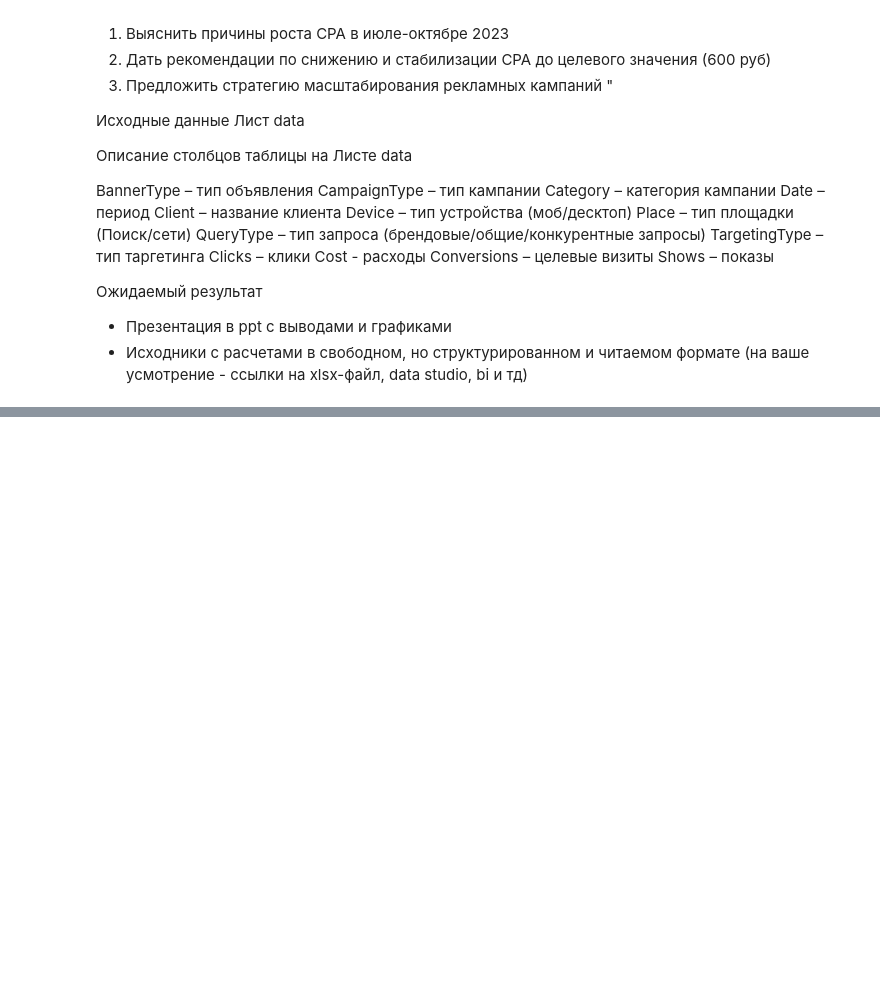
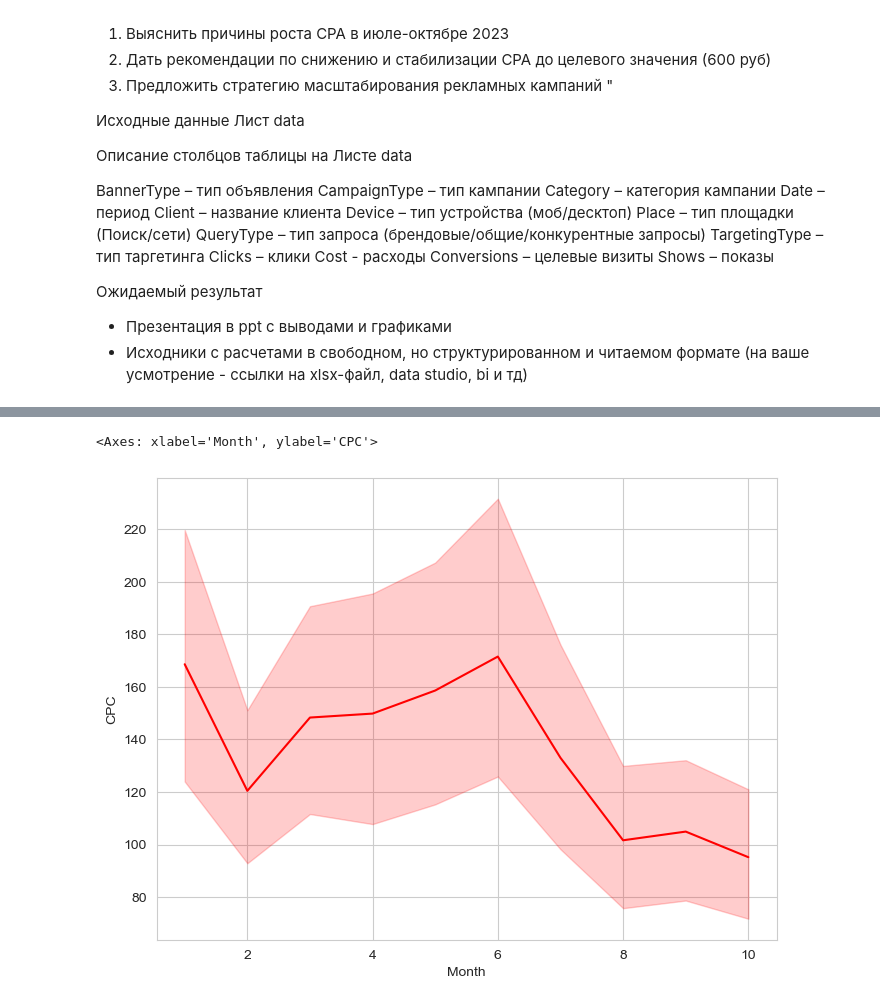
Before and after one commit to Kugo131/Yandex_ad, a Jupyter notebook: Yandex_code.ipynb, the cells around one changed output, grey strips where cells are left out. Saved outputs shown, nothing was run; the diff lists cells and outputs as text; code cells hidden in the pictures; blank space fills up the shorter version.

```diff
--- a/Yandex_code.ipynb
+++ b/Yandex_code.ipynb
@@ -92,0 +169,7 @@ average_cpa
+# %%
+plt.figure(figsize=(8, 6))
+sns.set_style("whitegrid")
+sns.lineplot(data = df_kolok[df_kolok['CPC'] > 0], x="Month", y="CPC", color='red')
+# %% [output]
+<Axes: xlabel='Month', ylabel='CPC'>
+[figure, added]
```
Also changed, not shown: parts of 11 cells of this notebook.
